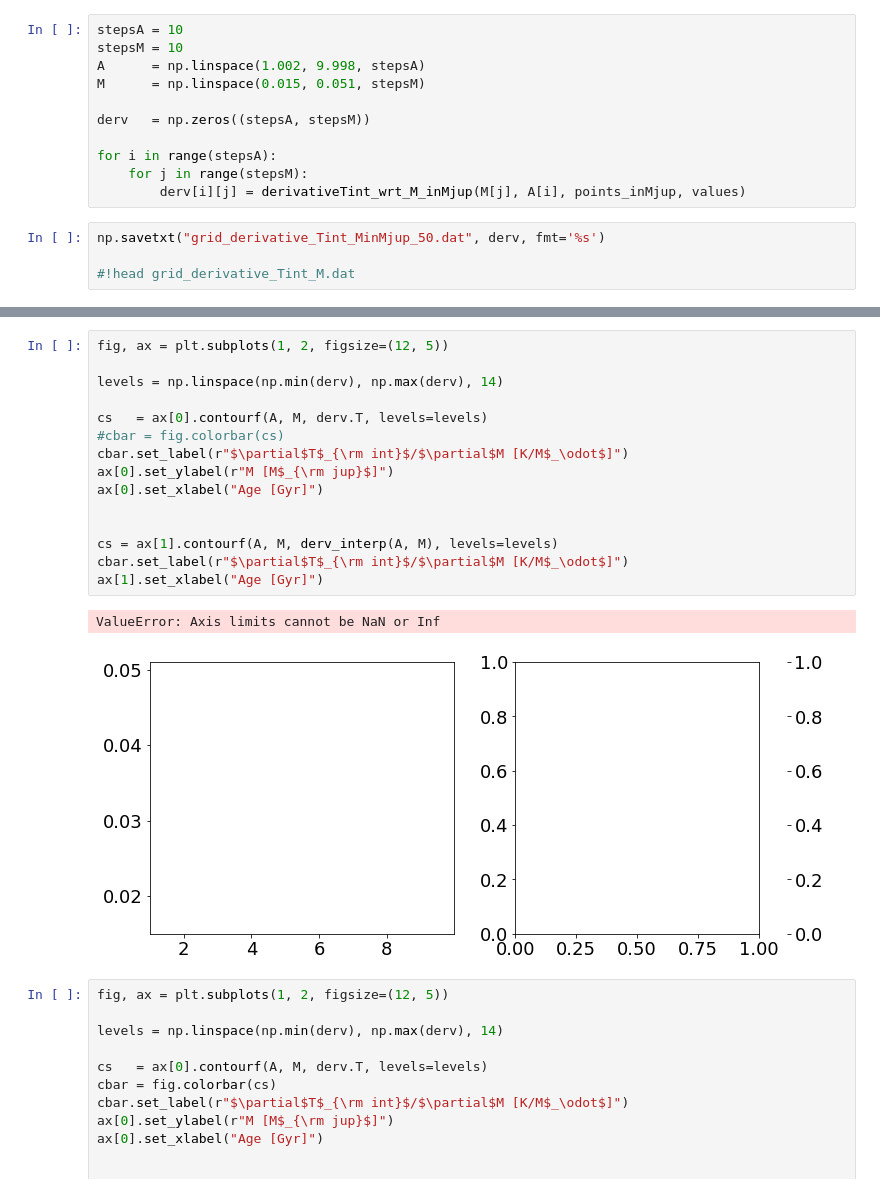
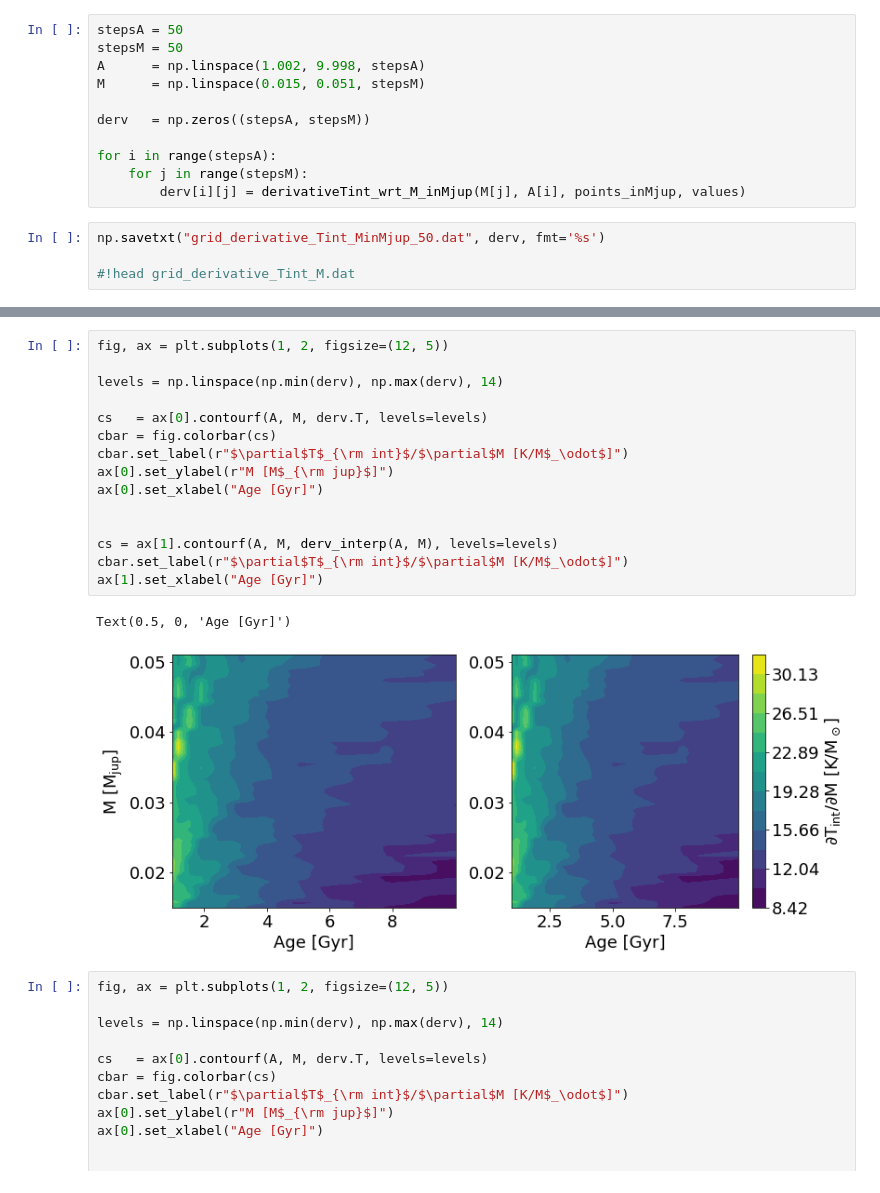
Before and after one commit to SvPoder/exoplanets, a Jupyter notebook: jupyter-notebook/reconstructed_DM_likelihood.ipynb, the cells around one changed output, grey strips where cells are left out. Drawn from its saved outputs; the diff is of its cells as text.

```diff
--- a/jupyter-notebook/reconstructed_DM_likelihood.ipynb
+++ b/jupyter-notebook/reconstructed_DM_likelihood.ipynb
@@ -1355,8 +1342,8 @@ points        = np.transpose(data[0:2, :])
 points_inMjup = np.array([points[:, 0], points[:, 1]*conv_Msun_to_Mjup]).T
 values        = data[2]
 # %%
-stepsA = 10
-stepsM = 10
+stepsA = 50
+stepsM = 50
 A      = np.linspace(1.002, 9.998, stepsA)
 M      = np.linspace(0.015, 0.051, stepsM)
 
@@ -1392,21 +1370,21 @@ derv_interp = interp2d(A, M, _derv.T)
 # %%
 fig, ax = plt.subplots(1, 2, figsize=(12, 5))
 
 levels = np.linspace(np.min(derv), np.max(derv), 14)
 
 cs   = ax[0].contourf(A, M, derv.T, levels=levels)
-#cbar = fig.colorbar(cs)
+cbar = fig.colorbar(cs)
 cbar.set_label(r"$\partial$T$_{\rm int}$/$\partial$M [K/M$_\odot$]")
 ax[0].set_ylabel(r"M [M$_{\rm jup}$]")
 ax[0].set_xlabel("Age [Gyr]")
 
 
 cs = ax[1].contourf(A, M, derv_interp(A, M), levels=levels)
 cbar.set_label(r"$\partial$T$_{\rm int}$/$\partial$M [K/M$_\odot$]")
 ax[1].set_xlabel("Age [Gyr]")
 # %% [output]
-ValueError: Axis limits cannot be NaN or Inf
+Text(0.5, 0, 'Age [Gyr]')
-[figure, old version]
+[figure, new version]
 # %%
 fig, ax = plt.subplots(1, 2, figsize=(12, 5))
 
```
Also changed, not shown: parts of 23 cells of this notebook, 1 other file.
